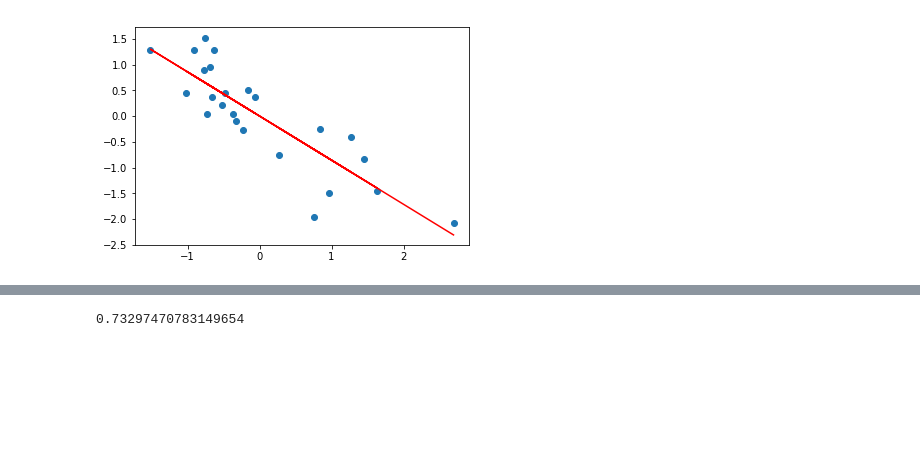
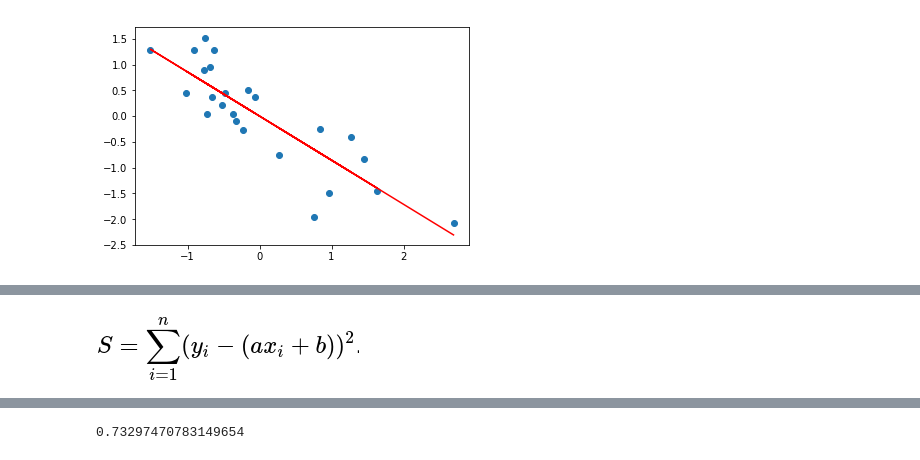
Before and after one commit to ImenHay/linear_regression, a Jupyter notebook: regression.ipynb, the cells around one changed output, grey strips where cells are left out. Drawn from its saved outputs; the diff is of its cells as text; code cells hidden in the pictures; blank space fills up the shorter version.

Commit message:
equation moindre carre modif

```diff
--- a/regression.ipynb
+++ b/regression.ipynb
@@ -92,0 +120,6 @@ coef_determination(y, predictions)
+# %%
+Image(filename='somme.png')
+
+# Pour trouver les  valeurs de a et b par la methode des moindres  carres, il faut resoudre l equation suivante:
+# %% [output]
+[figure, added]
```
Also changed, not shown: parts of 24 cells of this notebook, 3 other files.
